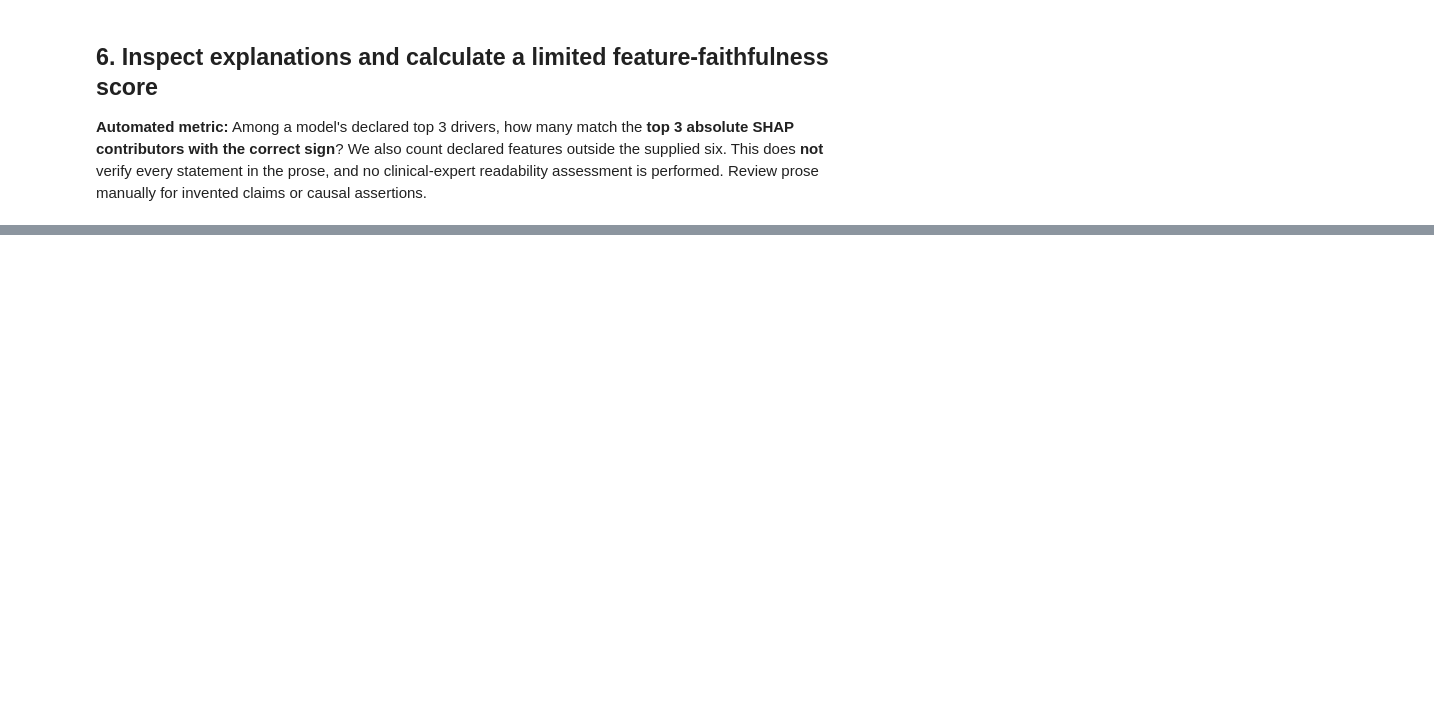
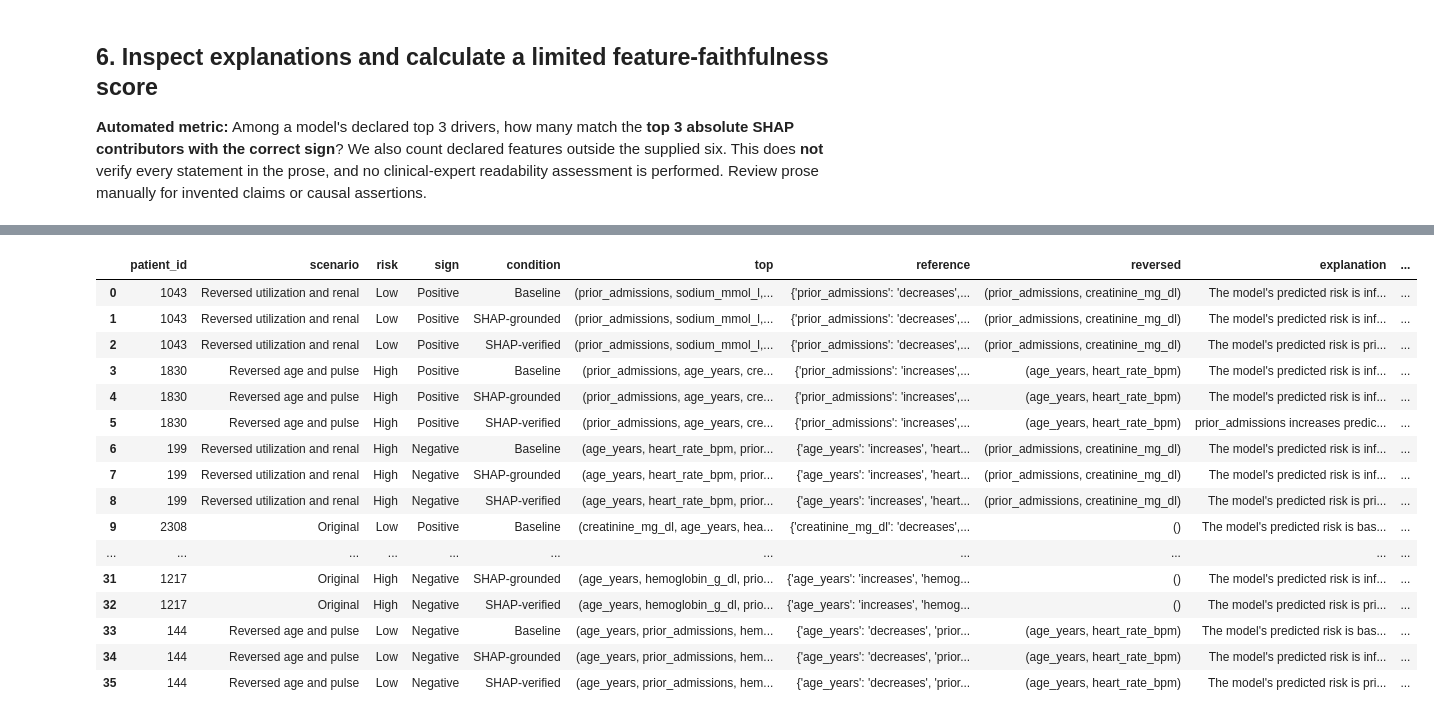
Before and after one commit to Shounak-Ghosh/AI380H, a Jupyter notebook: HRP/src/hrp_qwen3_shap_pilot.ipynb, the cells around one changed output, grey strips where cells are left out. Cells and saved outputs as stored; diff of their text form; code cells hidden in the pictures; blank space fills up the shorter version.

```diff
--- a/HRP/src/hrp_qwen3_shap_pilot.ipynb
+++ b/HRP/src/hrp_qwen3_shap_pilot.ipynb
@@ -29,6 +29,7 @@ from __future__ import annotations
 import json
 import re
 import time
+from pathlib import Path
 import numpy as np
 import pandas as pd
 import matplotlib.pyplot as plt
@@ -42,6 +43,13 @@ from sklearn.metrics import roc_auc_score
 from sklearn.model_selection import train_test_split
 from sklearn.preprocessing import StandardScaler
 
+for source_dir in (Path.cwd(), Path.cwd() / "src", Path.cwd() / "HRP" / "src"):
+    if (source_dir / "hrp_faithfulness.py").is_file():
+        sys.path.insert(0, str(source_dir))
+        break
+
+from hrp_faithfulness import METRICS, build_cohort, generate, local_request, run_benchmark
+
 SEED = 42
 OLLAMA_URL = "http://127.0.0.1:11434"  # local machine only
 MODEL_NAME = "qwen3:8b"
@@ -326,0 +482,67 @@ Use these questions for a qualitative comparison:
+# %%
+from hrp_prose_audit import calibrate, compare_revisions, rescore_prose
+from hrp_faithfulness import CONDITIONS
+
+snapshot_path = Path(source_dir).parent / "hrp_benchmark_responses.json"
+if not snapshot_path.is_file():
+    raise FileNotFoundError(f"Missing the fictional benchmark snapshot at {snapshot_path}")
+audit_responses = pd.read_json(snapshot_path)
+audit_rescored = rescore_prose(audit_responses, cohort)
+
+audit_features = dict(zip(
+    "APCHSR",
+    ("age_years", "prior_admissions", "creatinine_mg_dl", "hemoglobin_g_dl", "sodium_mmol_l", "heart_rate_bpm"),
+    strict=True,
+))
+audit_labels = {
+    1043: [("", "", ""), ("", "", ""), ("S", "", "S")],
+    1830: [("", "", ""), ("P", "", "P"), ("PAC", "P+ A+ C+", "")],
+    199: [("APC", "", "APC"), ("", "", ""), ("AR", "", "AR")],
+    2308: [("", "", ""), ("", "", ""), ("RC", "R+ C-", "")],
+    1298: [("", "", ""), ("R", "", "R"), ("R", "", "R")],
+    1514: [("", "", ""), ("", "", ""), ("", "", "")],
+    290: [("", "", ""), ("R", "", "R"), ("R", "", "R")],
+    1911: [("APC", "", "APC"), ("A", "", "A"), ("A", "", "A")],
+    2232: [("APC", "", "APC"), ("C", "", "C"), ("C", "", "C")],
+    1144: [("", "", ""), ("", "", ""), ("RCPH", "R+ C+ P- H-", "")],
+    1217: [("", "", ""), ("", "", ""), ("H", "", "H")],
+    144: [("ASR", "", "ASR"), ("", "", ""), ("S", "", "S")],
+}
+label_rows = []
+for patient_id, triplet in audit_labels.items():
+    for condition, (mentions, directions, ranking) in zip(CONDITIONS, triplet, strict=True):
+        label_rows.append({
+            "patient_id": patient_id, "condition": condition,
+            "human_mentions": {audit_features[feature] for feature in mentions},
+            "human_directions": {
+                (audit_features[feature], "increases" if sign == "+" else "decreases")
+                for feature, sign in directions.split()
+            },
+            "human_rankings": {tuple(audit_features[feature] for feature in ranking)} if ranking else set(),
+        })
+audit = calibrate(audit_rescored, pd.DataFrame(label_rows))
+assert audit.groupby(strata).patient_id.nunique().eq(1).all() and len(audit) == 36
+with pd.option_context("display.max_colwidth", None):
+    display(audit[[
+        "patient_id", "scenario", "risk", "sign", "condition", "top", "reference", "reversed", "explanation",
+        "human_mentions", "human_directions", "human_rankings",
+        "human_missing", "human_unsupported_rank", "human_wrong_direction",
+    ]])
+# %% [output]
+|  | patient_id | scenario | risk | sign | condition | top | reference | reversed | explanation | ... |
+| 0 | 1043 | Reversed utilization and renal | Low | Positive | Baseline | (prior_admissions, sodium_mmol_l,... | {'prior_admissions': 'decreases',... | (prior_admissions, creatinine_mg_dl) | The model's predicted risk is inf... | ... |
+| 1 | 1043 | Reversed utilization and renal | Low | Positive | SHAP-grounded | (prior_admissions, sodium_mmol_l,... | {'prior_admissions': 'decreases',... | (prior_admissions, creatinine_mg_dl) | The model's predicted risk is inf... | ... |
+| 2 | 1043 | Reversed utilization and renal | Low | Positive | SHAP-verified | (prior_admissions, sodium_mmol_l,... | {'prior_admissions': 'decreases',... | (prior_admissions, creatinine_mg_dl) | The model's predicted risk is pri... | ... |
+| 3 | 1830 | Reversed age and pulse | High | Positive | Baseline | (prior_admissions, age_years, cre... | {'prior_admissions': 'increases',... | (age_years, heart_rate_bpm) | The model's predicted risk is inf... | ... |
+| 4 | 1830 | Reversed age and pulse | High | Positive | SHAP-grounded | (prior_admissions, age_years, cre... | {'prior_admissions': 'increases',... | (age_years, heart_rate_bpm) | The model's predicted risk is inf... | ... |
+| 5 | 1830 | Reversed age and pulse | High | Positive | SHAP-verified | (prior_admissions, age_years, cre... | {'prior_admissions': 'increases',... | (age_years, heart_rate_bpm) | prior_admissions increases predic... | ... |
+| 6 | 199 | Reversed utilization and renal | High | Negative | Baseline | (age_years, heart_rate_bpm, prior... | {'age_years': 'increases', 'heart... | (prior_admissions, creatinine_mg_dl) | The model's predicted risk is inf... | ... |
+| 7 | 199 | Reversed utilization and renal | High | Negative | SHAP-grounded | (age_years, heart_rate_bpm, prior... | {'age_years': 'increases', 'heart... | (prior_admissions, creatinine_mg_dl) | The model's predicted risk is inf... | ... |
+| 8 | 199 | Reversed utilization and renal | High | Negative | SHAP-verified | (age_years, heart_rate_bpm, prior... | {'age_years': 'increases', 'heart... | (prior_admissions, creatinine_mg_dl) | The model's predicted risk is pri... | ... |
+| 9 | 2308 | Original | Low | Positive | Baseline | (creatinine_mg_dl, age_years, hea... | {'creatinine_mg_dl': 'decreases',... | () | The model's predicted risk is bas... | ... |
+| ... | ... | ... | ... | ... | ... | ... | ... | ... | ... | ... |
+| 31 | 1217 | Original | High | Negative | SHAP-grounded | (age_years, hemoglobin_g_dl, prio... | {'age_years': 'increases', 'hemog... | () | The model's predicted risk is inf... | ... |
+| 32 | 1217 | Original | High | Negative | SHAP-verified | (age_years, hemoglobin_g_dl, prio... | {'age_years': 'increases', 'hemog... | () | The model's predicted risk is pri... | ... |
+| 33 | 144 | Reversed age and pulse | Low | Negative | Baseline | (age_years, prior_admissions, hem... | {'age_years': 'decreases', 'prior... | (age_years, heart_rate_bpm) | The model's predicted risk is bas... | ... |
+| 34 | 144 | Reversed age and pulse | Low | Negative | SHAP-grounded | (age_years, prior_admissions, hem... | {'age_years': 'decreases', 'prior... | (age_years, heart_rate_bpm) | The model's predicted risk is inf... | ... |
+| 35 | 144 | Reversed age and pulse | Low | Negative | SHAP-verified | (age_years, prior_admissions, hem... | {'age_years': 'decreases', 'prior... | (age_years, heart_rate_bpm) | The model's predicted risk is pri... | ... |
```
Also changed, not shown: parts of 14 cells of this notebook, 5 other files.
